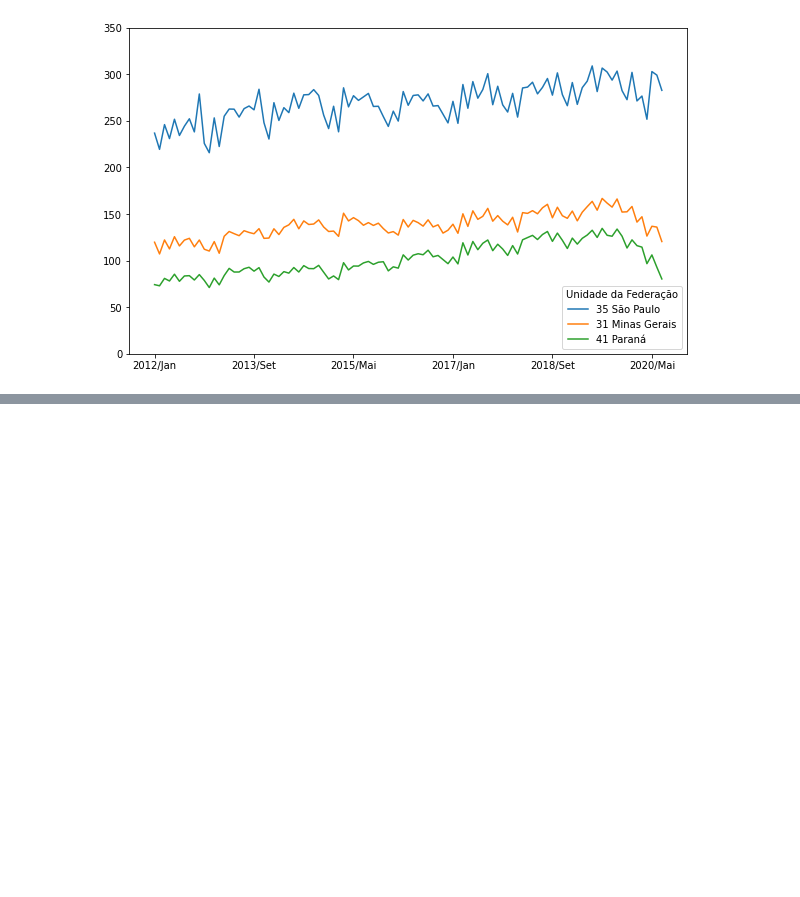
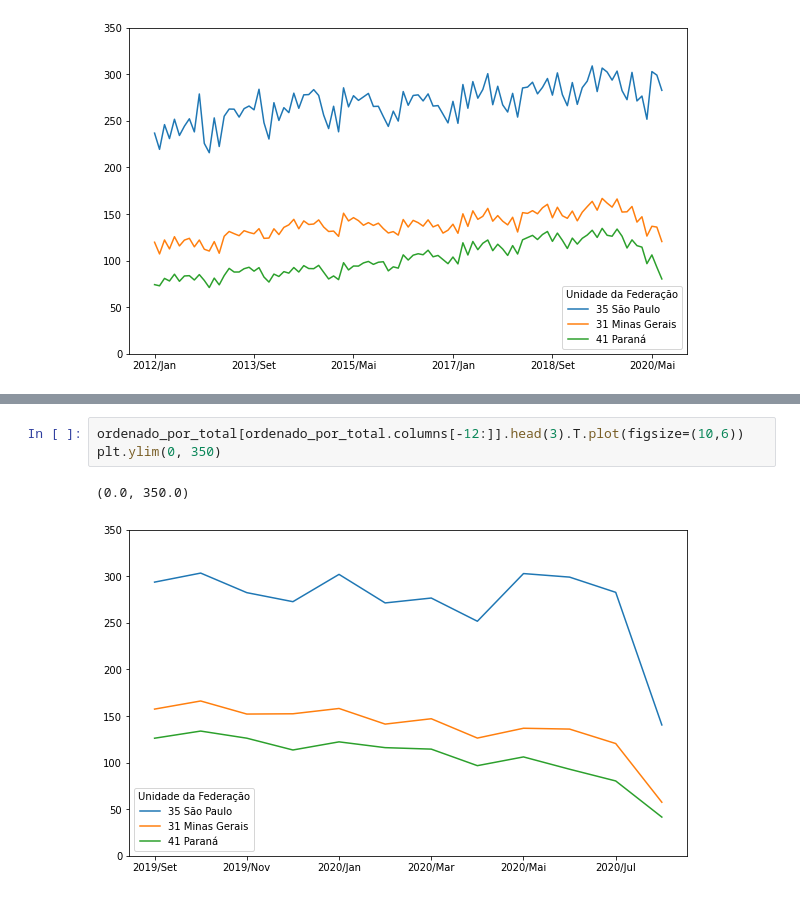
Before and after one commit to rabastos44/Bootcamp-Data-Science-Alura, a Jupyter notebook: Agendamento Hospitalar-a3.ipynb, the cells around one changed output, grey strips where cells are left out. Drawn from its saved outputs; the diff is of its cells as text; blank space fills up the shorter version.

```diff
--- a/Agendamento Hospitalar-a3.ipynb
+++ b/Agendamento Hospitalar-a3.ipynb
@@ -553,0 +560,6 @@ plt.ylim(0, 350)
+# %%
+ordenado_por_total[ordenado_por_total.columns[-12:]].head(3).T.plot(figsize=(10,6))
+plt.ylim(0, 350)
+# %% [output]
+(0.0, 350.0)
+[figure, added]
```
Also changed, not shown: parts of 26 cells of this notebook.
